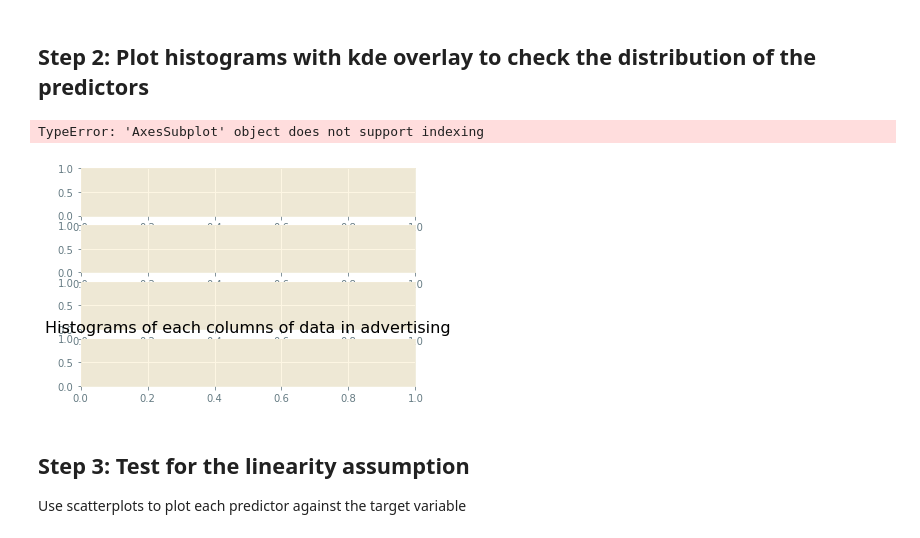
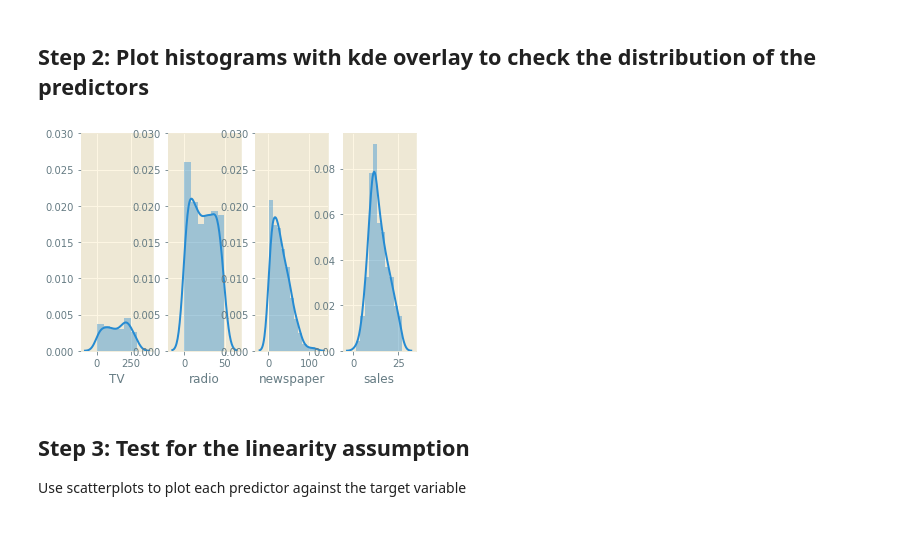
Before and after one commit to eannefawcett/dsc-ols-statsmodels-lab-online-ds-pt-081219, a Jupyter notebook: index.ipynb, the cells around one changed output. Saved outputs shown, nothing was run; the diff lists cells and outputs as text; code cells hidden in the pictures.

```diff
--- a/index.ipynb
+++ b/index.ipynb
@@ -63,16 +63,3 @@ df.describe()
 # The sales column seems to be the tightest as far as data spread goes, which is good because this is what we're comparing to.
 # %% [markdown]
 ## Step 2: Plot histograms with kde overlay to check the distribution of the predictors
-# %%
-# For all the variables, check distribution by creating a histogram with kde
-fig, axes = plt.subplots(nrows=4, ncols=1, squeeze=False)
-axes = axes.flatten()
-plt.title('Histograms of each columns of data in advertising')
-for n in range(1,4):
-    row = (n-1)//1
-    col = n%1-1
-    ax = axes[row][col]
-    axes.sns.distplot(lambda i: df.iloc[:,i])
-# %% [output]
-TypeError: 'AxesSubplot' object does not support indexing
-[figure, removed]
@@ -80,0 +66,17 @@ TypeError: 'AxesSubplot' object does not support indexing
+# %%
+# For all the variables, check distribution by creating a histogram with kde
+fig01 = plt.figure()
+ax1 = fig01.add_subplot(141)
+ax1.set_ylim(0,0.03)
+sns.distplot(df['TV'])
+ax2 = fig01.add_subplot(142)
+ax2.set_ylim(0,0.03)
+sns.distplot(df['radio'])
+ax3 = fig01.add_subplot(143)
+ax3.set_ylim(0,0.03)
+sns.distplot(df['newspaper'])
+ax4.set_ylim(0,1)
+ax4 = fig01.add_subplot(144)
+sns.distplot(df['sales']);
+# %% [output]
+[figure, added]
```
Also changed, not shown: parts of 20 cells of this notebook.
